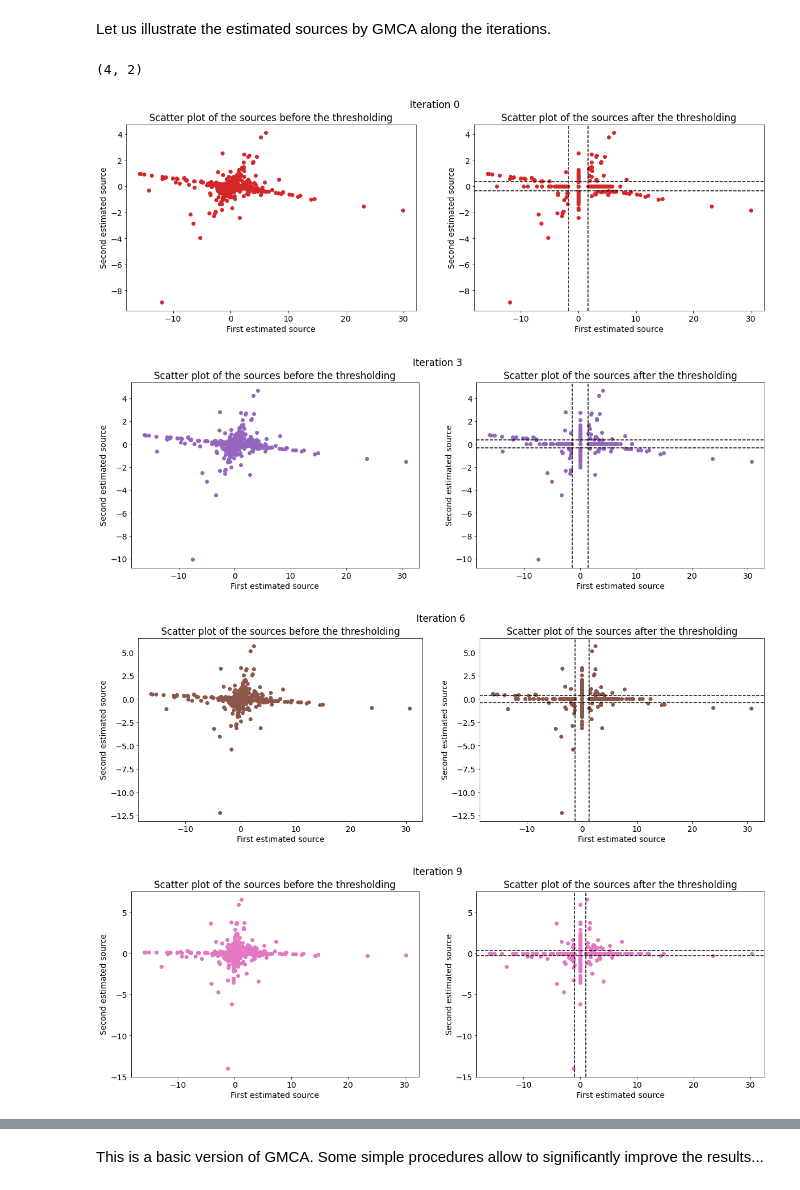
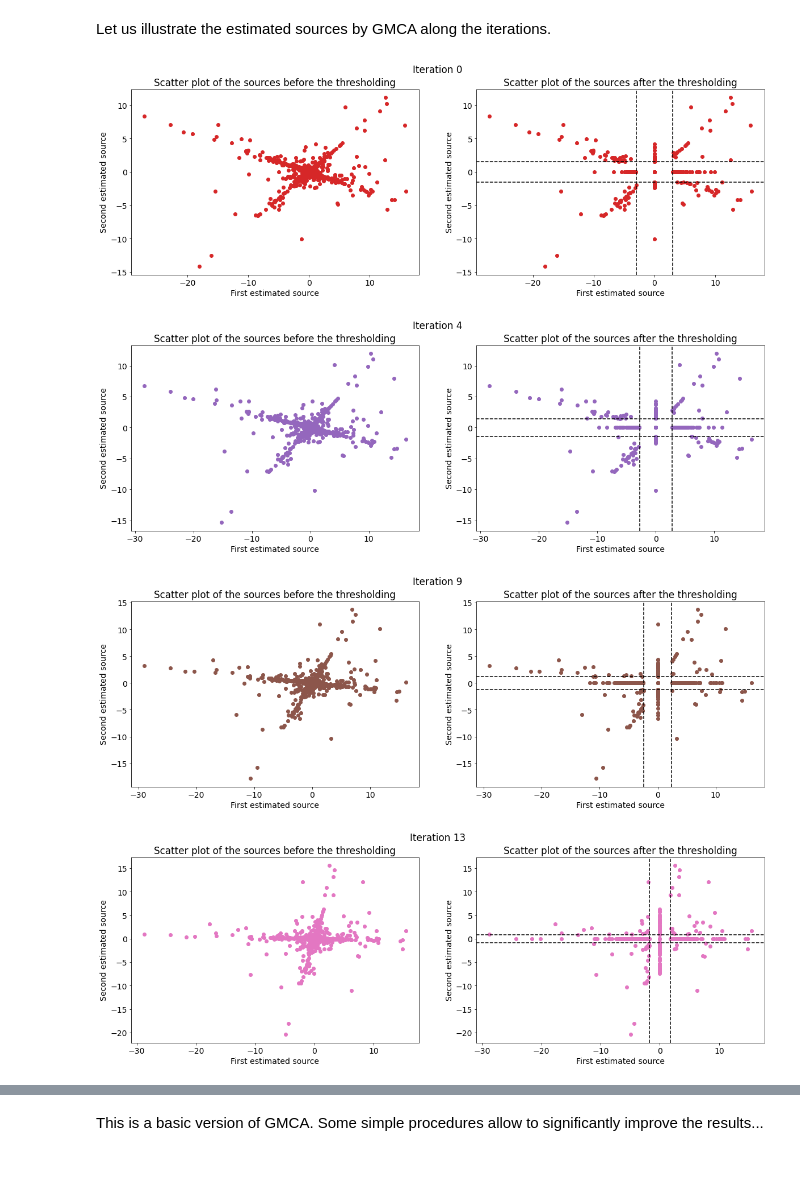
Before and after one commit to RCarloniGertosio/bss_tutorial, a Jupyter notebook: 5_Sparse_Matrix_Factorization_GMCA.ipynb, the cells around one changed output, grey strips where cells are left out. Drawn from its saved outputs; the diff is of its cells as text; code cells hidden in the pictures.

Commit message:
Image rendering fix

```diff
--- a/5_Sparse_Matrix_Factorization_GMCA.ipynb
+++ b/5_Sparse_Matrix_Factorization_GMCA.ipynb
@@ -55,8 +55,11 @@ plt.ylabel('Number of non-zero samples among the sources');
 # %% [markdown]
 Let us generate the sources, mixing matrix and observations (with a 80 dB noise).
 # %%
-m = 4        # number of observations
-s_type = 3   # approximately sparse sources
+n = 2         # number of sources
+m = 4         # number of observations
+t = 1024      # number of samples
+
+s_type = 3    # sparse sources
 
 X, A, S = bss.makeMixture(s_type=s_type, n=n, m=m, t=t, noise_level=80)
 
@@ -105,30 +108,29 @@ The advantage of GMCA is to propose an <b>automatic and adaptative calculation o
 Let us illustrate the estimated sources by GMCA along the iterations.
 # %%
 A_gmca, S_gmca, As_gmca, Ss_gmca, thrds = bss.gmca_getDetails(X, n)
-nb_its = np.shape(As_gmca)[0]
+
 i = 2
-for it in np.linspace(0, nb_its-1, 6):
+for it in np.linspace(0, np.shape(As_gmca)[0]-1, 6):
     it = np.int(it)
     i += 1
     fig = plt.figure(figsize=(20, 6))
     plt.suptitle('Iteration '+str(it))
     fig.add_subplot(1,2,1)
     plt.plot(Ss_gmca[it, 0, 0, :], Ss_gmca[it, 0, 1, :],'C'+str(i)+'o',zorder=0)
     plt.xlabel("First estimated source")
     plt.ylabel("Second estimated source")
     plt.title("Scatter plot of the sources before the thresholding");
     fig.add_subplot(1,2,2)
     plt.plot(Ss_gmca[it, 1, 0, :], Ss_gmca[it, 1, 1, :],'C'+str(i)+'o',zorder=0)
     plt.axhline(thrds[it, 1], color='k', linestyle='--')
     plt.axhline(-thrds[it, 1], color='k', linestyle='--')
     plt.axvline(thrds[it, 0], color='k', linestyle='--')
     plt.axvline(-thrds[it, 0], color='k', linestyle='--')
     plt.xlabel("First estimated source")
     plt.ylabel("Second estimated source")
     plt.title("Scatter plot of the sources after the thresholding");
 # %% [output]
-(4, 2)
-[figure, old version]
+[figure, new version]
-[figure, old version]
+[figure, new version]
-[figure, old version]
+[figure, new version]
-[figure, old version]
+[figure, new version]
```
Also changed, not shown: parts of 6 cells of this notebook, 4 other files.
